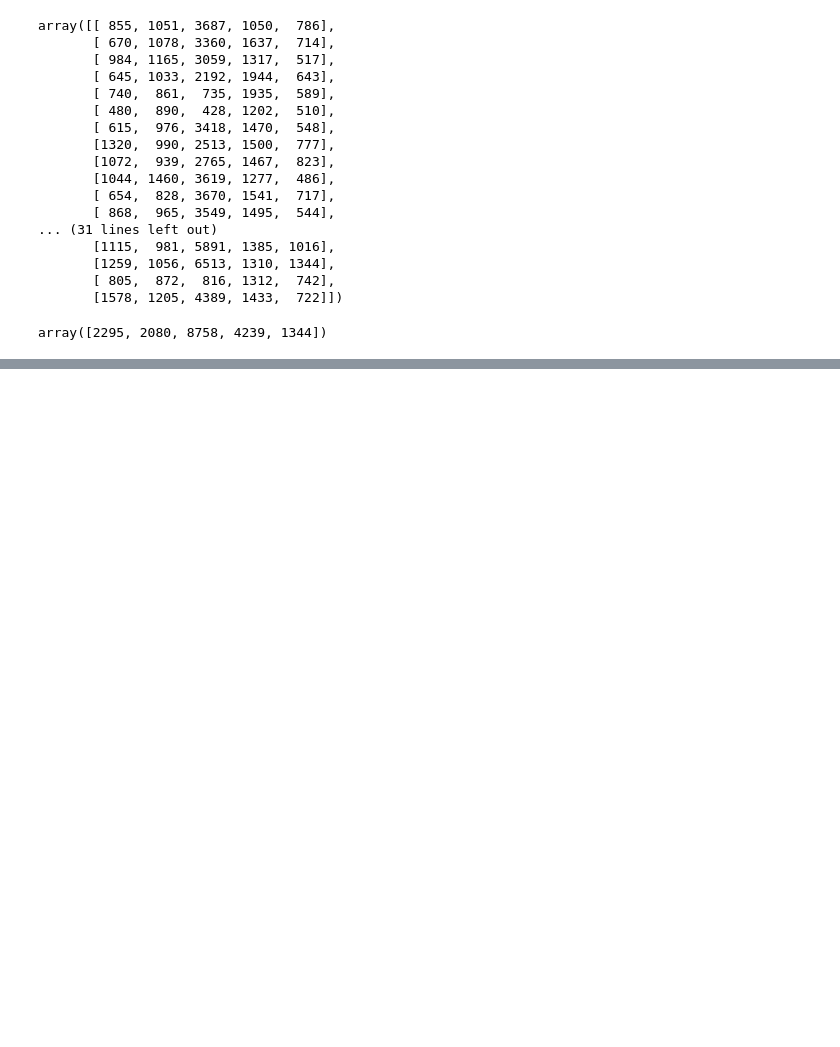
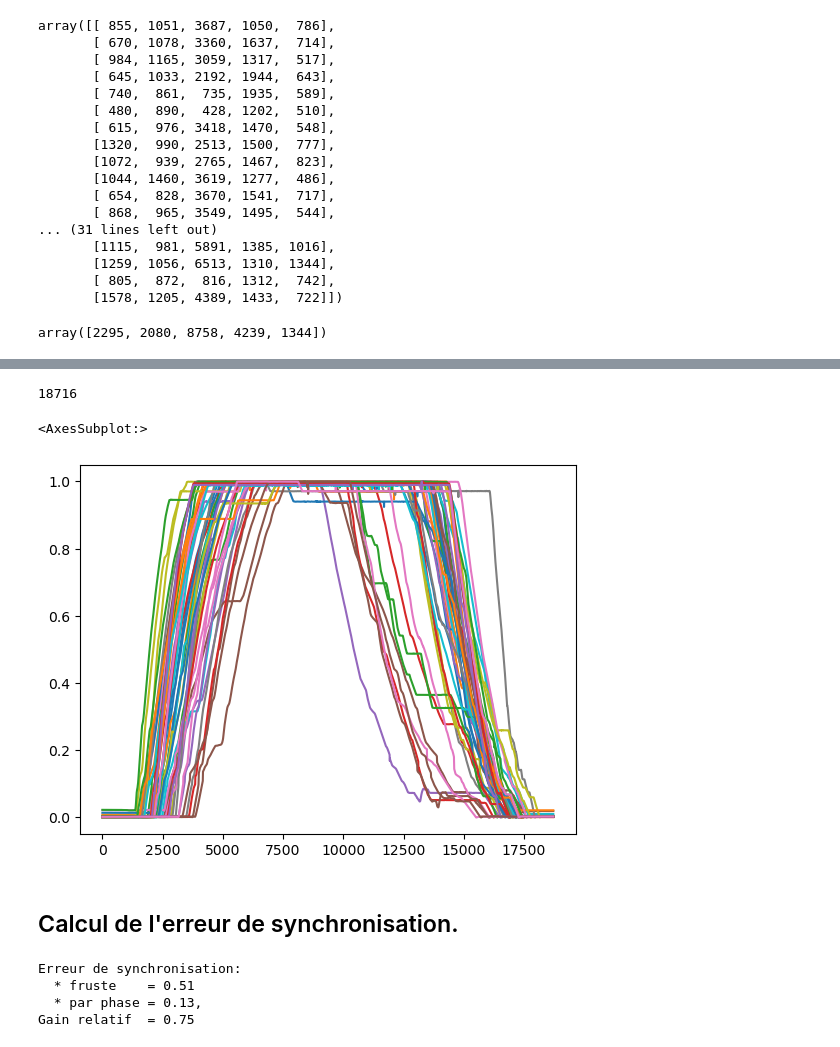
Before and after one commit to RubertiS/Projet_rectangularisation_vols, a Jupyter notebook: Notebooks/decoupage_elementaire.ipynb, the cells around one changed output, grey strips where cells are left out. Cells and saved outputs as stored; diff of their text form; code cells hidden in the pictures; blank space fills up the shorter version.

```diff
--- a/Notebooks/decoupage_elementaire.ipynb
+++ b/Notebooks/decoupage_elementaire.ipynb
@@ -205,0 +216,26 @@ R['ALT'].plot(legend=False)
+# %%
+np.sum(NL)
+# %% [output]
+18716
+# %%
+F = m2d.frust_nrm(ds,np.sum(NL))
+# %%
+F['ALT'].plot(legend=False)
+# %% [output]
+<AxesSubplot:>
+[figure, added]
+# %% [markdown]
+## Calcul de l'erreur de synchronisation.
+# %%
+dsf = np.mean(F['ALT'].max(axis=1)-F['ALT'].min(axis=1))
+dsp = np.mean(R['ALT'].max(axis=1)-R['ALT'].min(axis=1))
+g = (dsf-dsp)/dsf
+print("Erreur de synchronisation:")
+print(f"  * fruste    = {dsf:.2f}")
+print(f"  * par phase = {dsp:.2f},")
+print(f"Gain relatif  = {g:.2f}")
+# %% [output]
+Erreur de synchronisation:
+  * fruste    = 0.51
+  * par phase = 0.13,
+Gain relatif  = 0.75
```
Also changed, not shown: parts of 4 cells of this notebook, 1 other file.
